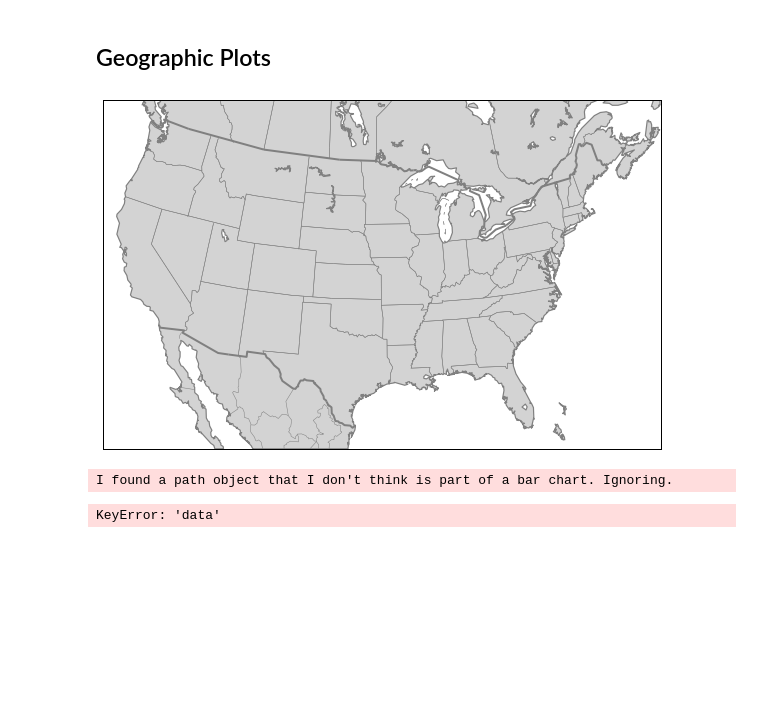
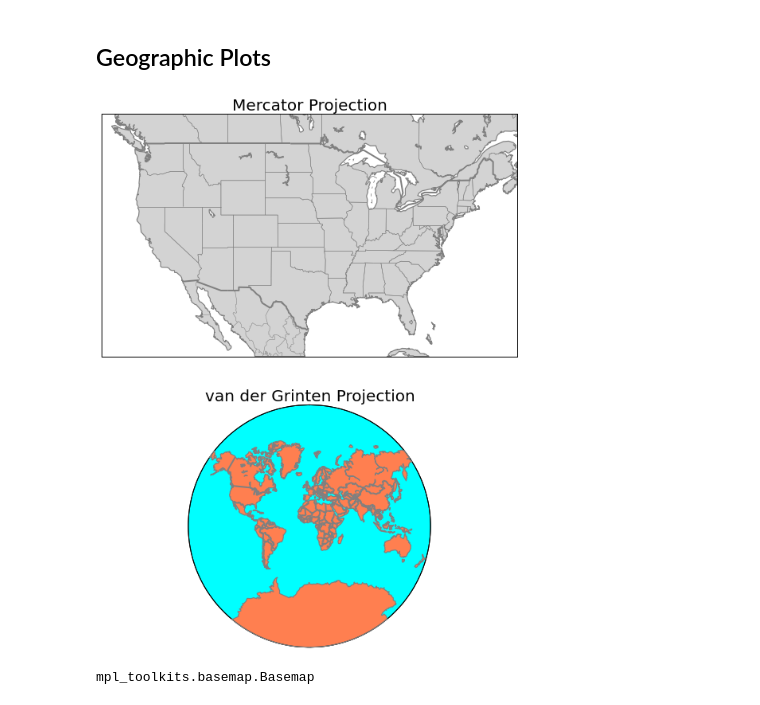
Before and after one commit to vmirly/DataScience, a Jupyter notebook: data-visualization/python-pyplot.ipynb, the cells around one changed output. Drawn from its saved outputs; the diff is of its cells as text; code cells hidden in the pictures; blank space fills up the shorter version.

Commit message:
data-vis

```diff
--- a/data-visualization/python-pyplot.ipynb
+++ b/data-visualization/python-pyplot.ipynb
@@ -233,29 +233,44 @@ py.iplot_mpl(fig4, filename='DataScience/data-visualization/histogram2D-Gaussian
 # %%
 import mpl_toolkits
 import mpl_toolkits.basemap
 
 #
 # specify the map boundaries and projection type
 #
-mymap = mpl_toolkits.basemap.Basemap(llcrnrlon= -120, llcrnrlat=22,
-                                     urcrnrlon=-58, urcrnrlat=48,
-                                     projection="tmerc", lon_0 = -95, lat_0 = 35,
+mymap = mpl_toolkits.basemap.Basemap(llcrnrlon= -130, llcrnrlat=22,
+                                     urcrnrlon=-64, urcrnrlat=52,
+                                     projection="merc", lon_0 = -95, lat_0 = 35,
                                      resolution = "l")
 
-fig_map = plt.figure(6, figsize=(10, 8))
+fig_map = plt.figure(6, figsize=(10, 12))
+
+map_ax1 = fig_map.add_subplot(2, 1, 1)
 
 mymap.fillcontinents(color = "lightgray")
 mymap.drawcoastlines(color = "gray", linewidth=1.2)
 mymap.drawcountries(color = "gray", linewidth=2)
 mymap.drawstates(color = "gray")
 
 mymap.drawmapboundary()
+plt.title("Mercator Projection", fontsize=20)
+
+
+mymap = mpl_toolkits.basemap.Basemap(projection='vandg',lon_0=0,resolution='c')
+map_ax2 = fig_map.add_subplot(2, 1, 2)
+
+mymap.fillcontinents(color = "coral", lake_color='aqua')
+mymap.drawcoastlines(color = "gray", linewidth=1.2)
+mymap.drawcountries(color = "gray", linewidth=2)
+#mymap.drawstates(color = "gray")
+mymap.drawmapboundary()
+mymap.drawmapboundary(fill_color='aqua')
+
+plt.title("van der Grinten Projection", fontsize=20)
 
 plt.show()
 # %% [output]
-[figure, old version]
+[figure, new version]
-# %%
-py.iplot_mpl(fig_map, filename='DataScience/data-visualization/geographic_map_plot_1')
-# %% [output]
-I found a path object that I don't think is part of a bar chart. Ignoring.
-KeyError: 'data'
+# %%
+type(mymap)
+# %% [output]
+mpl_toolkits.basemap.Basemap
```
